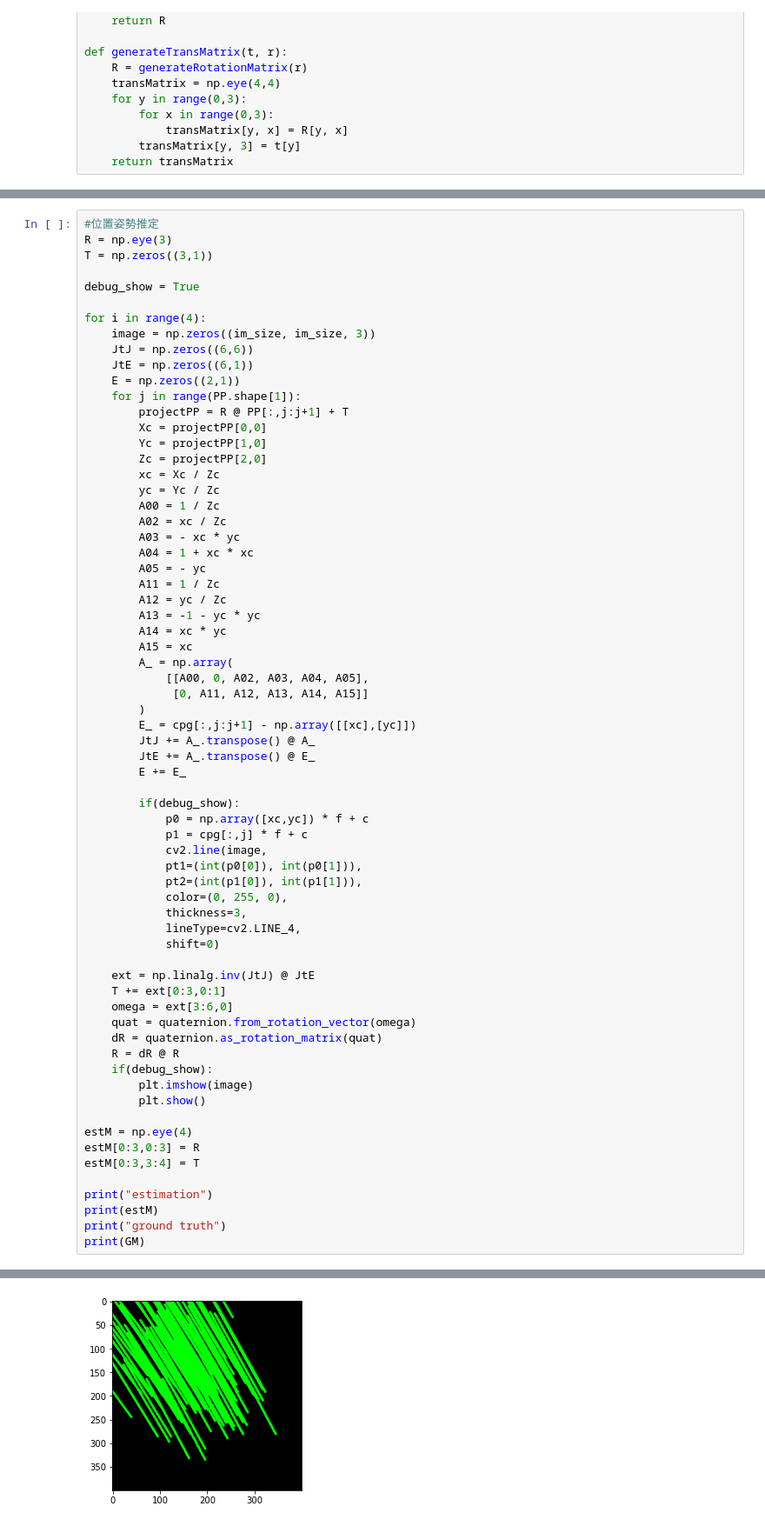
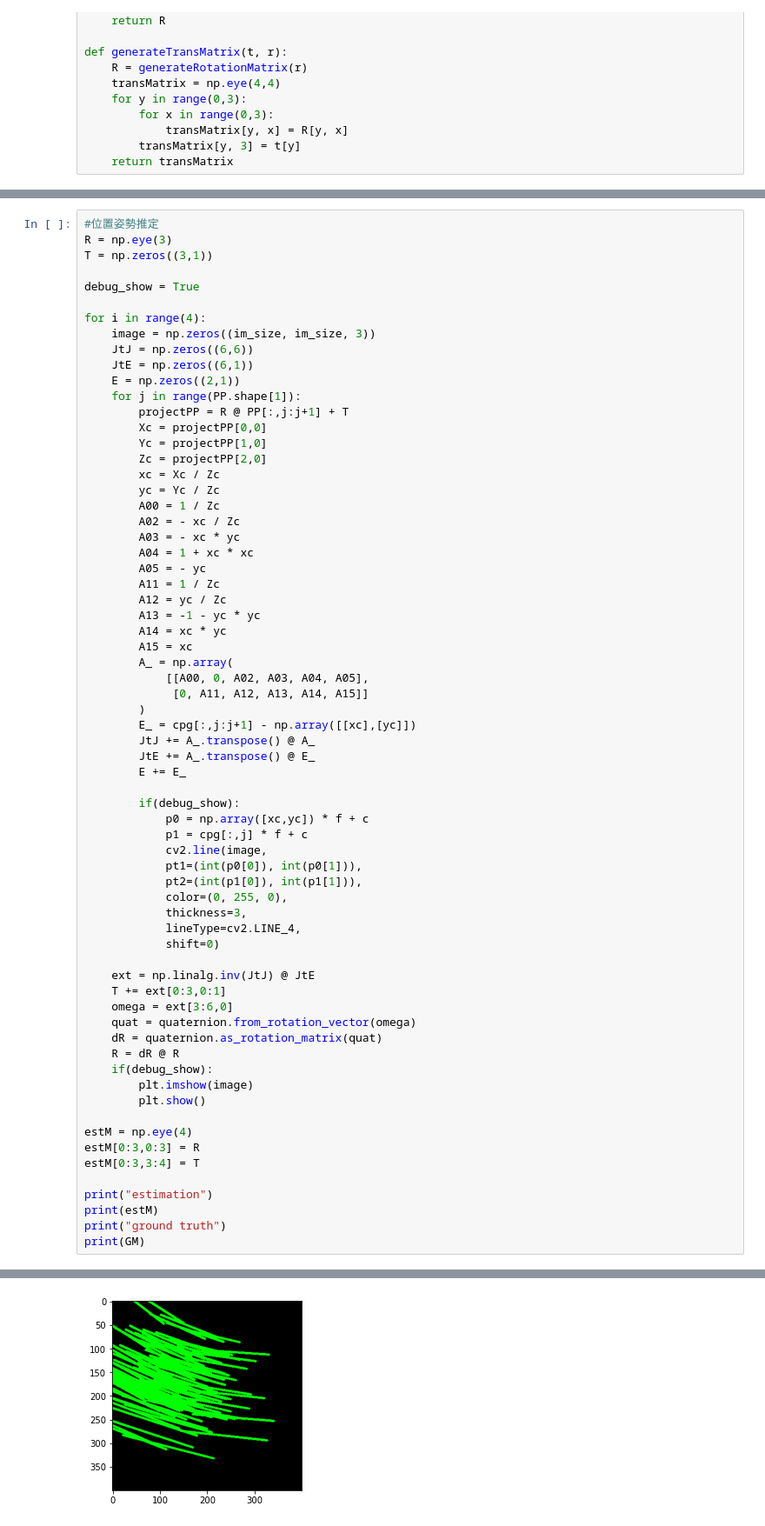
Before and after one commit to tmako123/nextage_jupyter, a Jupyter notebook: 3d-2dCorrespondence.ipynb, the cells around one changed output, grey strips where cells are left out. Shown at 87% size. Saved outputs shown, nothing was run; the diff lists cells and outputs as text.

```diff
--- a/3d-2dCorrespondence.ipynb
+++ b/3d-2dCorrespondence.ipynb
@@ -109,7 +109,7 @@ for i in range(4):
         xc = Xc / Zc
         yc = Yc / Zc
         A00 = 1 / Zc
-        A02 = xc / Zc
+        A02 = - xc / Zc
         A03 = - xc * yc
         A04 = 1 + xc * xc
         A05 = - yc
@@ -131,32 +131,32 @@ for i in range(4):
             p0 = np.array([xc,yc]) * f + c
             p1 = cpg[:,j] * f + c
             cv2.line(image,
             pt1=(int(p0[0]), int(p0[1])),
             pt2=(int(p1[0]), int(p1[1])),
             color=(0, 255, 0),
             thickness=3,
             lineType=cv2.LINE_4,
             shift=0)
 
     ext = np.linalg.inv(JtJ) @ JtE
     T += ext[0:3,0:1]
     omega = ext[3:6,0]
     quat = quaternion.from_rotation_vector(omega)
     dR = quaternion.as_rotation_matrix(quat)
     R = dR @ R
     if(debug_show):
         plt.imshow(image)
         plt.show()
 
 estM = np.eye(4)
 estM[0:3,0:3] = R
 estM[0:3,3:4] = T
 
 print("estimation")
 print(estM)
 print("ground truth")
 print(GM)
 # %% [output]
 Clipping input data to the valid range for imshow with RGB data ([0..1] for floats or [0..255] for integers).
-[figure, old version]
+[figure, new version]
 Clipping input data to the valid range for imshow with RGB data ([0..1] for floats or [0..255] for integers).
```
Also changed, not shown: parts of 2 cells of this notebook.
